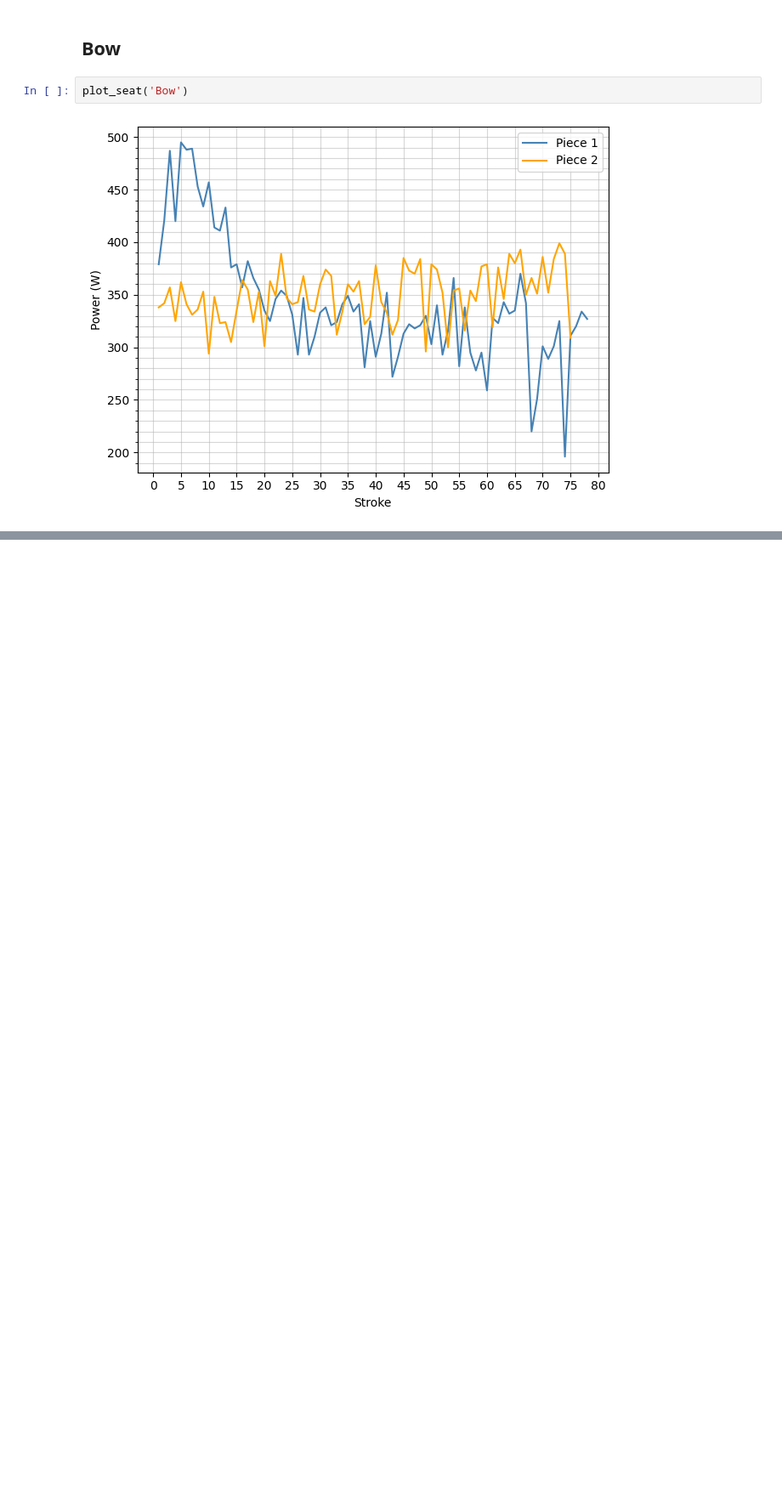
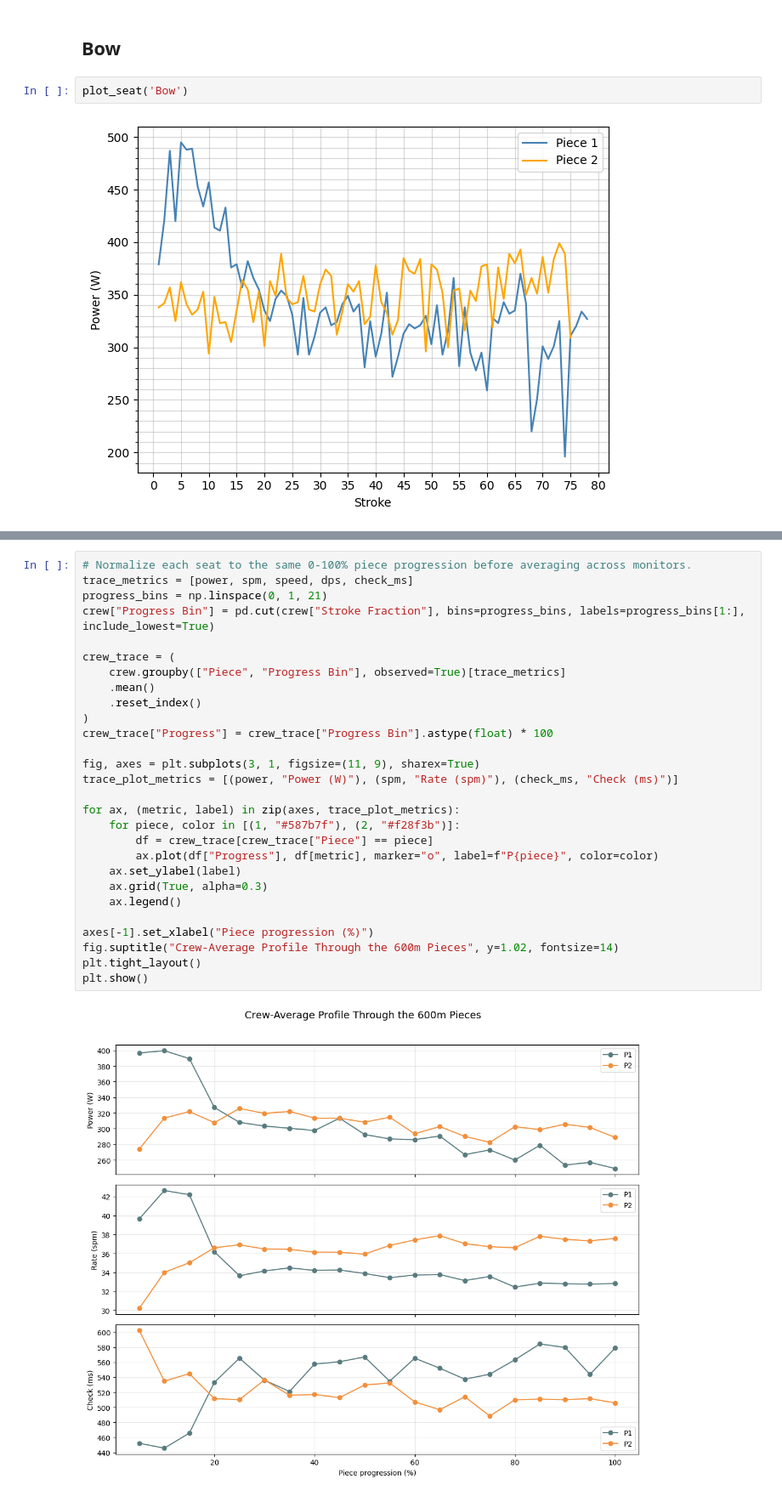
Before and after one commit to jamessk22/Rowing-Telemetry-Analysis, a Jupyter notebook: 424F2x600/analysis.ipynb, the cells around one changed output, grey strips where cells are left out. Shown at 85% size. Saved outputs shown, nothing was run; the diff lists cells and outputs as text; blank space fills up the shorter version.

Commit message:
Added analysis through codex

```diff
--- a/424F2x600/analysis.ipynb
+++ b/424F2x600/analysis.ipynb
@@ -95,0 +286,30 @@ plot_seat('Bow')
+# %%
+# Normalize each seat to the same 0-100% piece progression before averaging across monitors.
+trace_metrics = [power, spm, speed, dps, check_ms]
+progress_bins = np.linspace(0, 1, 21)
+crew["Progress Bin"] = pd.cut(crew["Stroke Fraction"], bins=progress_bins, labels=progress_bins[1:], include_lowest=True)
+
+crew_trace = (
+    crew.groupby(["Piece", "Progress Bin"], observed=True)[trace_metrics]
+    .mean()
+    .reset_index()
+)
+crew_trace["Progress"] = crew_trace["Progress Bin"].astype(float) * 100
+
+fig, axes = plt.subplots(3, 1, figsize=(11, 9), sharex=True)
+trace_plot_metrics = [(power, "Power (W)"), (spm, "Rate (spm)"), (check_ms, "Check (ms)")]
+
+for ax, (metric, label) in zip(axes, trace_plot_metrics):
+    for piece, color in [(1, "#587b7f"), (2, "#f28f3b")]:
+        df = crew_trace[crew_trace["Piece"] == piece]
+        ax.plot(df["Progress"], df[metric], marker="o", label=f"P{piece}", color=color)
+    ax.set_ylabel(label)
+    ax.grid(True, alpha=0.3)
+    ax.legend()
+
+axes[-1].set_xlabel("Piece progression (%)")
+fig.suptitle("Crew-Average Profile Through the 600m Pieces", y=1.02, fontsize=14)
+plt.tight_layout()
+plt.show()
+# %% [output]
+[figure, added]
```
Also changed, not shown: parts of 12 cells of this notebook.
